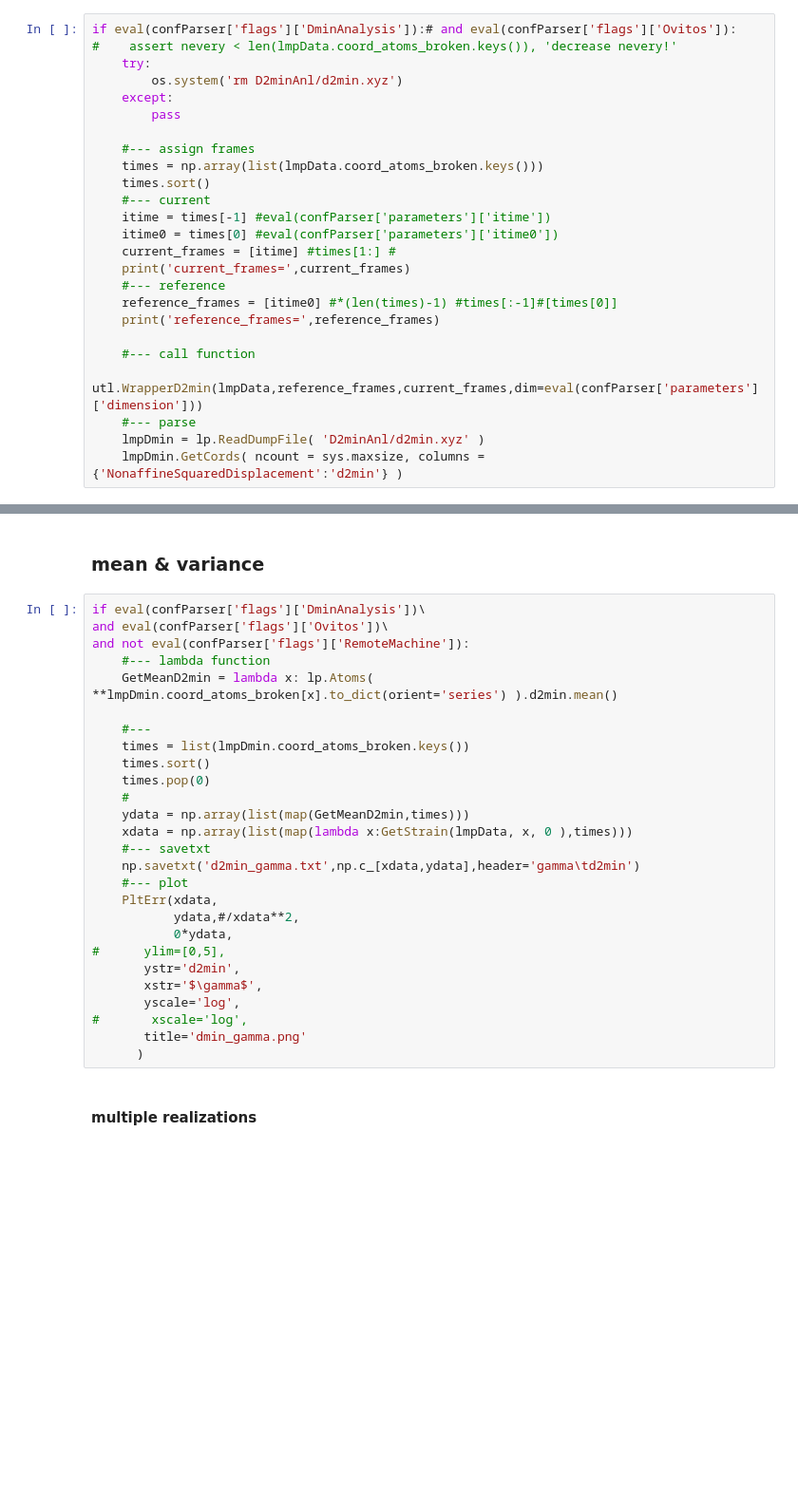
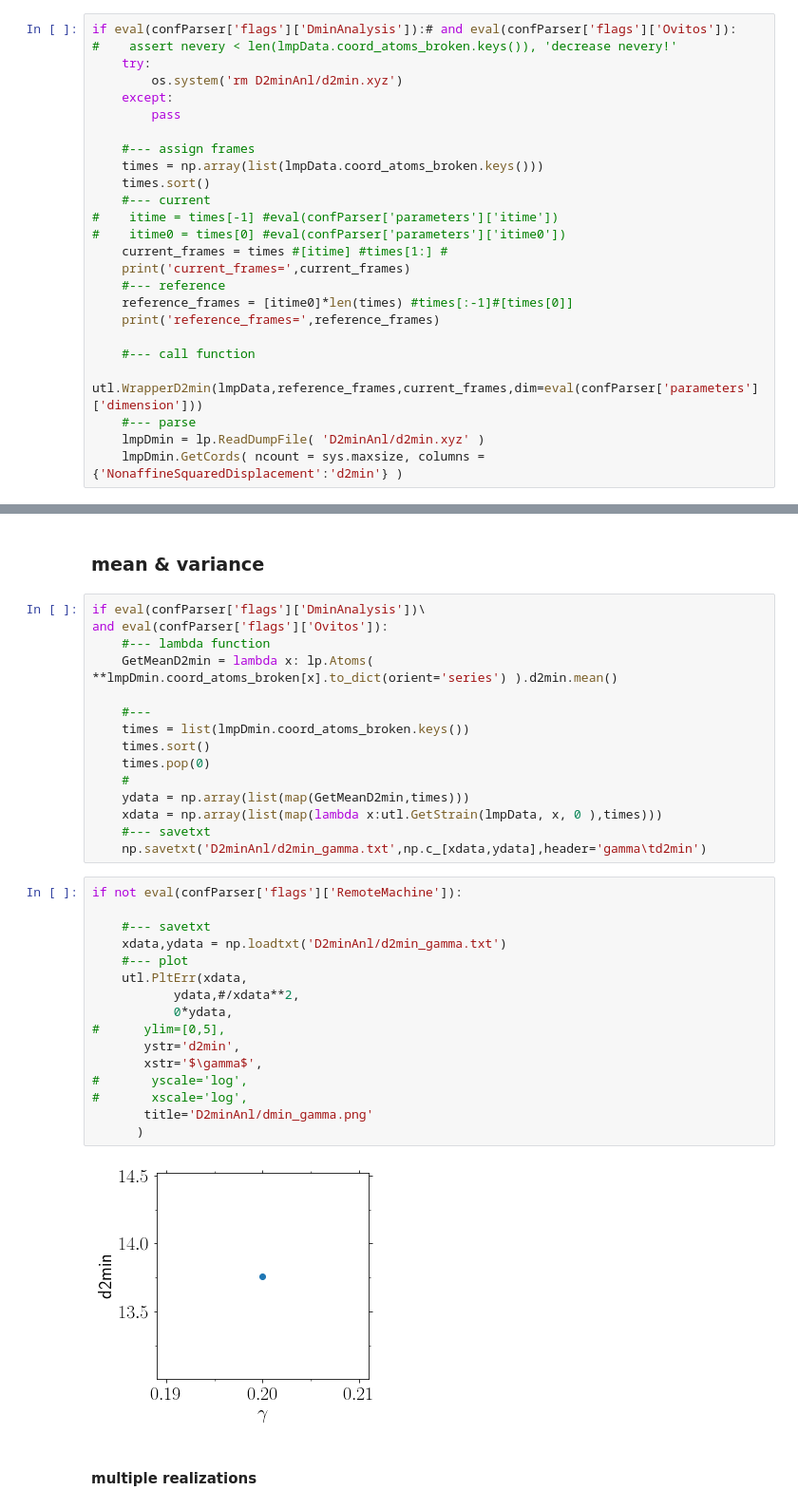
Before and after one commit to kkarimi62/glassDeformation, a Jupyter notebook: python/analyzePlasticity.ipynb, the cells around one changed output, grey strips where cells are left out. Shown at 95% size. Cells and saved outputs as stored; diff of their text form; blank space fills up the shorter version.

```diff
--- a/python/analyzePlasticity.ipynb
+++ b/python/analyzePlasticity.ipynb
@@ -1847,12 +1847,12 @@ if eval(confParser['flags']['DminAnalysis']):# and eval(confParser['flags']['Ovi
     times = np.array(list(lmpData.coord_atoms_broken.keys()))
     times.sort()
     #--- current
-    itime = times[-1] #eval(confParser['parameters']['itime'])
-    itime0 = times[0] #eval(confParser['parameters']['itime0'])
-    current_frames = [itime] #times[1:] #
+#    itime = times[-1] #eval(confParser['parameters']['itime'])
+#    itime0 = times[0] #eval(confParser['parameters']['itime0'])
+    current_frames = times #[itime] #times[1:] #
     print('current_frames=',current_frames)
     #--- reference
-    reference_frames = [itime0] #*(len(times)-1) #times[:-1]#[times[0]]
+    reference_frames = [itime0]*len(times) #times[:-1]#[times[0]]
     print('reference_frames=',reference_frames)
 
     #--- call function
@@ -1984,8 +1984,7 @@ and not eval(confParser['flags']['RemoteMachine']):
 ### mean & variance
 # %%
 if eval(confParser['flags']['DminAnalysis'])\
-and eval(confParser['flags']['Ovitos'])\
-and not eval(confParser['flags']['RemoteMachine']):
+and eval(confParser['flags']['Ovitos']):
     #--- lambda function
     GetMeanD2min = lambda x: lp.Atoms( **lmpDmin.coord_atoms_broken[x].to_dict(orient='series') ).d2min.mean()
 
@@ -1995,20 +1994,27 @@ and not eval(confParser['flags']['RemoteMachine']):
     times.pop(0)
     #
     ydata = np.array(list(map(GetMeanD2min,times)))
-    xdata = np.array(list(map(lambda x:GetStrain(lmpData, x, 0 ),times)))
+    xdata = np.array(list(map(lambda x:utl.GetStrain(lmpData, x, 0 ),times)))
     #--- savetxt
-    np.savetxt('d2min_gamma.txt',np.c_[xdata,ydata],header='gamma\td2min')
-    #--- plot
-    PltErr(xdata,
-           ydata,#/xdata**2,
-           0*ydata,
-#      ylim=[0,5],
-       ystr='d2min',
-       xstr='$\gamma$',
-       yscale='log',
-#       xscale='log',
-       title='dmin_gamma.png'
-      )
+    np.savetxt('D2minAnl/d2min_gamma.txt',np.c_[xdata,ydata],header='gamma\td2min')
+# %%
+if not eval(confParser['flags']['RemoteMachine']):
+
+    #--- savetxt
+    xdata,ydata = np.loadtxt('D2minAnl/d2min_gamma.txt')
+    #--- plot
+    utl.PltErr(xdata,
+           ydata,#/xdata**2,
+           0*ydata,
+#      ylim=[0,5],
+       ystr='d2min',
+       xstr='$\gamma$',
+#       yscale='log',
+#       xscale='log',
+       title='D2minAnl/dmin_gamma.png'
+      )
+# %% [output]
+[figure, added]
 # %% [markdown]
 #### multiple realizations
 # %%
```
Also changed, not shown: parts of 2 cells of this notebook, 2 other files.
